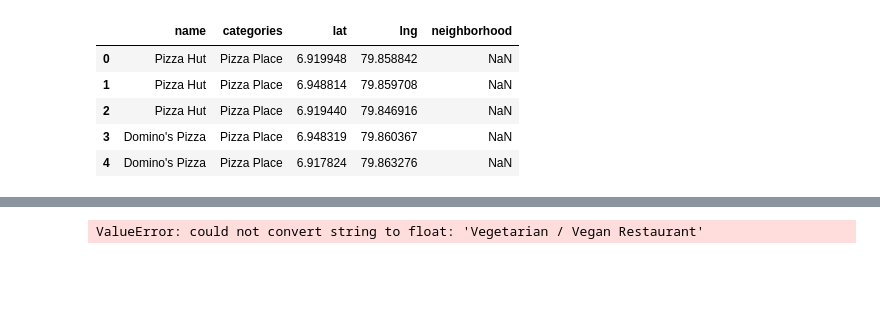
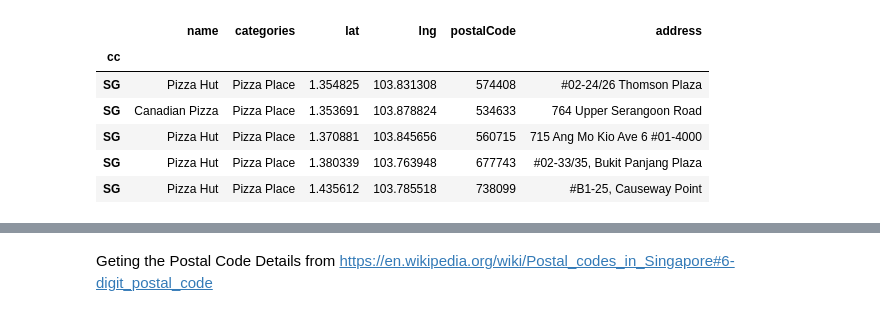
Before and after one commit to kokul93/github-example, a Jupyter notebook: NoteBook.ipynb, the cells around one changed output, grey strips where cells are left out. Drawn from its saved outputs; the diff is of its cells as text; code cells hidden in the pictures; blank space fills up the shorter version.

```diff
--- a/NoteBook.ipynb
+++ b/NoteBook.ipynb
@@ -29,8 +42,8 @@ from IPython.core.display import HTML
 
 import folium # plotting library
 # %%
-CLIENT_ID = 'QK3VHREKNWURY4IVIYPIK1DGHUF4EMTRVG4MPALFODS1BGA4' # your Foursquare ID
-CLIENT_SECRET = 'L5JXWRSQMAVQ0DS4OLJGO2UF3ZUBKPUU0YOA3RSFBTC0BRSS' # your Foursquare Secret
+CLIENT_ID = 'HMARSYLG2FS0XHOYWO2NGQ223TZFZRLPO3OZCQA1PNOCRMFV' # your Foursquare ID
+CLIENT_SECRET = 'REQI3H5CUGG5AY4HEUICQ13BBUQJ0UMSCZTMKYV4FQPX5V1P' # your Foursquare Secret
 VERSION = '20180604'
 LIMIT = 30
 print('Your credentails:')
@@ -43,5 +56,5 @@ CLIENT_SECRET:L5JXWRSQMAVQ0DS4OLJGO2UF3ZUBKPUU0YOA3RSFBTC0BRSS
 # %%
-address = 'Colombo,Sri Lanka'
+address = 'Singapore, Singapore'
 
 geolocator = Nominatim(user_agent="foursquare_agent")
 location = geolocator.geocode(address)
@@ -54,14 +67,14 @@ print(latitude, longitude)
 # %%
 rest_df=pd.DataFrame()
-list_rest = ['Pizza','Mac Donalds\'s','Restaurant','KFC','The Sizzle Colombo','Burger King','Subway','Dinemore']
-radius = 5000
+list_rest = ['Pizza','Mac Donalds\'s','Restaurant','KFC','Burger King','Subway','Cafe']
+radius = 25000
 results={}
 for search_query in list_rest:
     url = 'https://api.foursquare.com/v2/venues/search?client_id={}&client_secret={}&ll={},{}&v={}&query={}&radius={}&limit={}'.format(CLIENT_ID, CLIENT_SECRET, latitude, longitude, VERSION, search_query, radius, LIMIT)
     results=requests.get(url).json()
     restaurant= results['response']['venues']
     df = json_normalize(restaurant)
-    rest_df=rest_df.append(df,ignore_index=True)
+    rest_df=rest_df.append(df,ignore_index=True,sort=False)
 
 rest_df.shape
 # %% [output]
@@ -98,0 +114,6 @@ Index(['name', 'categories', 'address', 'lat', 'lng', 'labeledLatLngs',
+# %%
+
+rest_filtered.set_index("cc",inplace=True)
+rest_filtered.drop(["MY"], axis = 0, inplace = True)
+#rest_filtered['cc'].value_counts()
+#rest_filtered.head()
@@ -99,12 +132,13 @@ Index(['name', 'categories', 'address', 'lat', 'lng', 'labeledLatLngs',
 # %%
 #Cleaning the DataFrame
-rest_df_clear=rest_filtered[['name','categories','lat','lng','neighborhood']]
+rest_df_clear=rest_filtered[['name','categories','lat','lng','postalCode','address']]
 rest_df_clear.head()
 # %% [output]
-|  | name | categories | lat | lng | neighborhood |
-| 0 | Pizza Hut | Pizza Place | 6.919948 | 79.858842 | NaN |
-| 1 | Pizza Hut | Pizza Place | 6.948814 | 79.859708 | NaN |
-| 2 | Pizza Hut | Pizza Place | 6.919440 | 79.846916 | NaN |
-| 3 | Domino's Pizza | Pizza Place | 6.948319 | 79.860367 | NaN |
-| 4 | Domino's Pizza | Pizza Place | 6.917824 | 79.863276 | NaN |
+|  | name | categories | lat | lng | postalCode | address |
+| cc |  |  |  |  |  |  |
+| SG | Pizza Hut | Pizza Place | 1.354825 | 103.831308 | 574408 | #02-24/26 Thomson Plaza |
+| SG | Canadian Pizza | Pizza Place | 1.353691 | 103.878824 | 534633 | 764 Upper Serangoon Road |
+| SG | Pizza Hut | Pizza Place | 1.370881 | 103.845656 | 560715 | 715 Ang Mo Kio Ave 6 #01-4000 |
+| SG | Pizza Hut | Pizza Place | 1.380339 | 103.763948 | 677743 | #02-33/35, Bukit Panjang Plaza |
+| SG | Pizza Hut | Pizza Place | 1.435612 | 103.785518 | 738099 | #B1-25, Causeway Point |
 # %%
@@ -125,14 +159,5 @@ for lat, lng, label in zip(rest_df_clear.lat, rest_df_clear.lng, rest_df_clear.c
 rest_map
 # %% [output]
 [interactive output not drawn]
-# %%
-kclusters = 5
-
-
-# run k-means clustering
-kmeans = KMeans(n_clusters=kclusters, random_state=0).fit(colombo_group)
-
-# check cluster labels generated for each row in the dataframe
-kmeans.labels_[0:10]
-# %% [output]
-ValueError: could not convert string to float: 'Vegetarian / Vegan Restaurant'
+# %% [markdown]
+Geting the Postal Code Details from https://en.wikipedia.org/wiki/Postal_codes_in_Singapore#6-digit_postal_code
```
Also changed, not shown: parts of 26 cells of this notebook, 2 other files.
